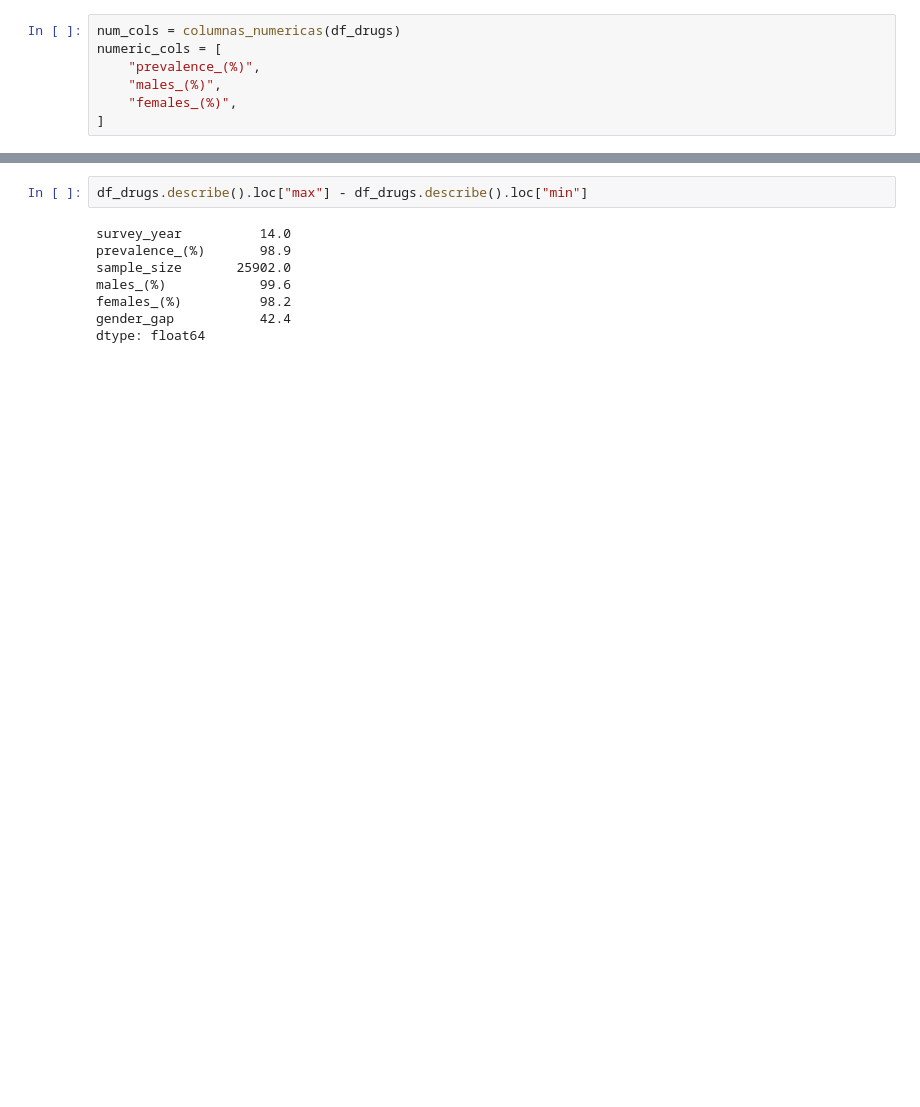
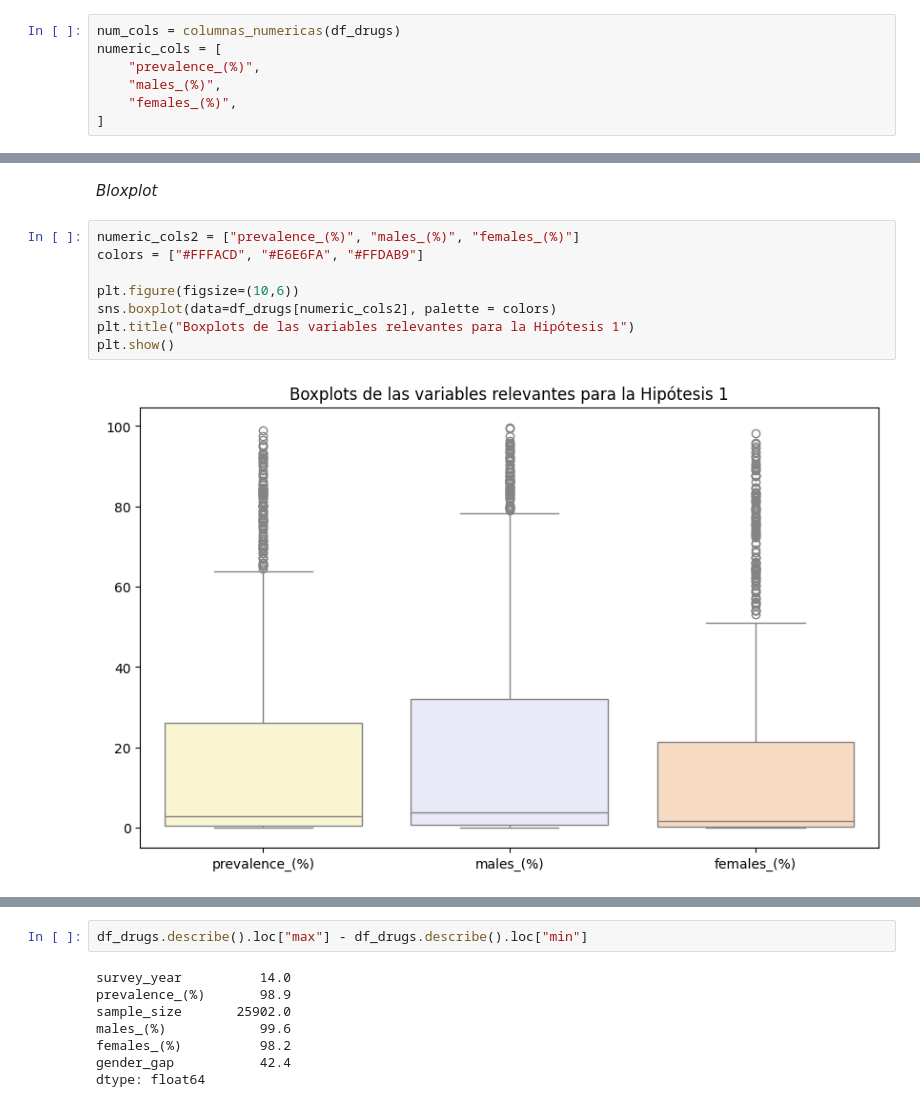
Before and after one commit to Luciajp-ds/EDA_european_drug, a Jupyter notebook: src/notebooks/Untitled.ipynb, the cells around one changed output, grey strips where cells are left out. Cells and saved outputs as stored; diff of their text form; blank space fills up the shorter version.

```diff
--- a/src/notebooks/Untitled.ipynb
+++ b/src/notebooks/Untitled.ipynb
@@ -570,0 +600,12 @@ plot_multiple_boxplots(df_drugs, columns=num_cols)
+# %% [markdown]
+*Bloxplot*
+# %%
+numeric_cols2 = ["prevalence_(%)", "males_(%)", "females_(%)"]
+colors = ["#FFFACD", "#E6E6FA", "#FFDAB9"]
+
+plt.figure(figsize=(10,6))
+sns.boxplot(data=df_drugs[numeric_cols2], palette = colors)
+plt.title("Boxplots de las variables relevantes para la Hipótesis 1")
+plt.show()
+# %% [output]
+[figure, added]
```
Also changed, not shown: parts of 25 cells of this notebook.
